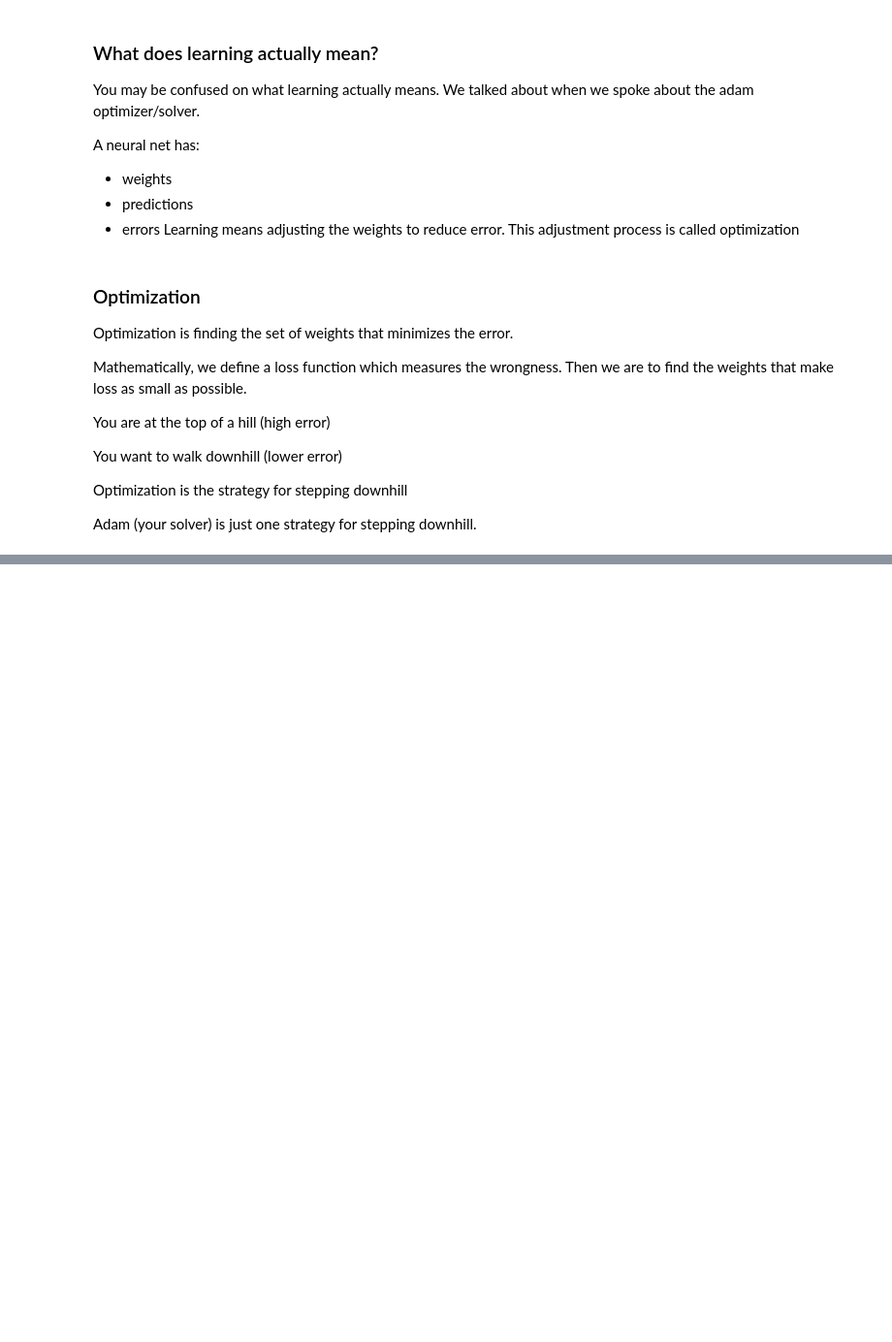
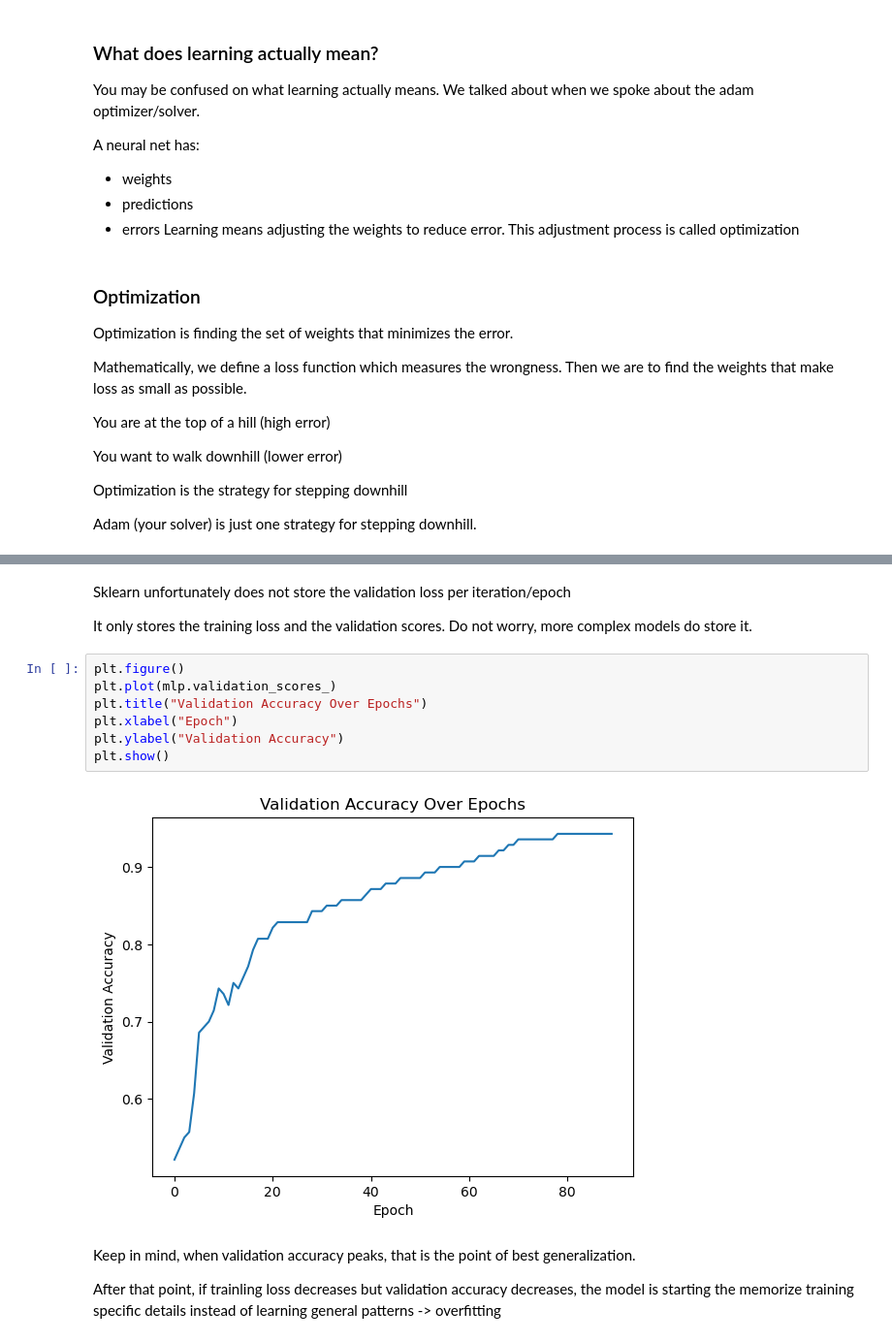
Before and after one commit to gurpreets60/Basic-NN-Explained, a Jupyter notebook: Intro.ipynb, the cells around one changed output, grey strips where cells are left out. Shown at 97% size. Saved outputs shown, nothing was run; the diff lists cells and outputs as text; blank space fills up the shorter version.

```diff
--- a/Intro.ipynb
+++ b/Intro.ipynb
@@ -306,0 +416,19 @@ Iterations and epoch can be correlated to one epoch in our code.
+# %% [markdown]
+Sklearn unfortunately does not store the validation loss per iteration/epoch
+
+
+It only stores the training loss and the validation scores. Do not worry, more complex models do store it.
+# %%
+plt.figure()
+plt.plot(mlp.validation_scores_)
+plt.title("Validation Accuracy Over Epochs")
+plt.xlabel("Epoch")
+plt.ylabel("Validation Accuracy")
+plt.show()
+# %% [output]
+[figure, added]
+# %% [markdown]
+Keep in mind, when validation accuracy peaks, that is the point of best generalization.
+
+
+After that point, if trainling loss decreases but validation accuracy decreases, the model is starting the memorize training specific details instead of learning general patterns -> overfitting
```
Also changed, not shown: parts of 7 cells of this notebook.
